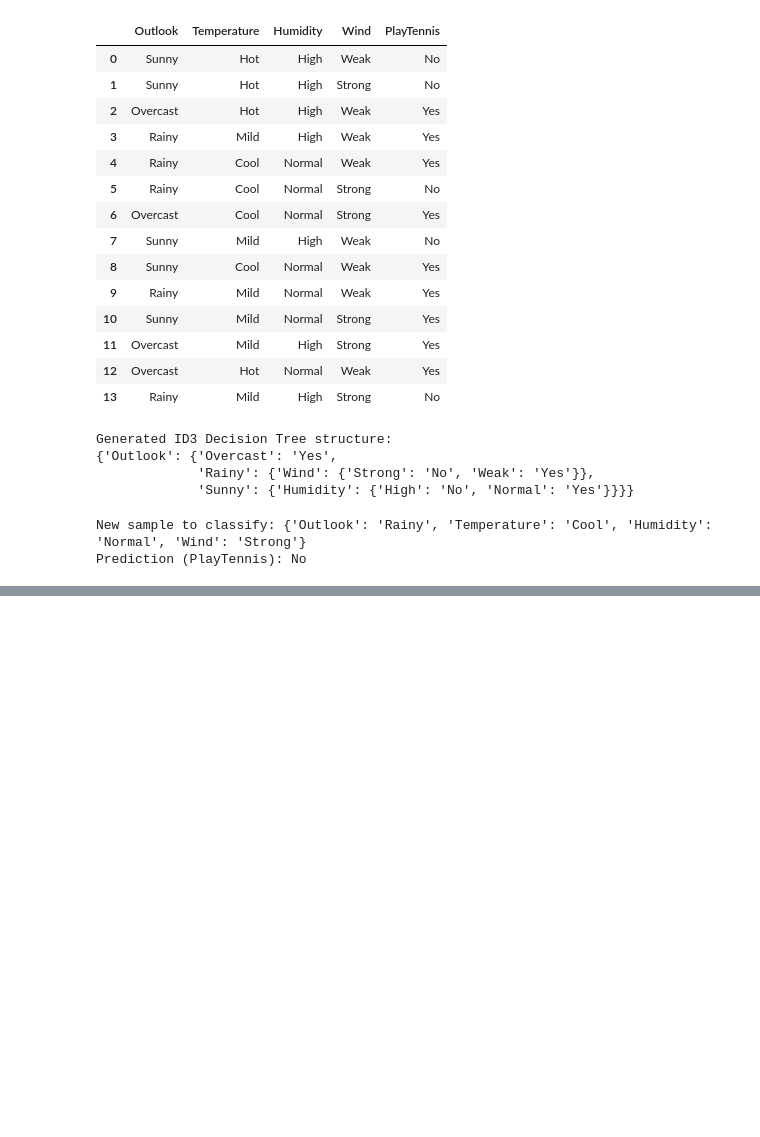
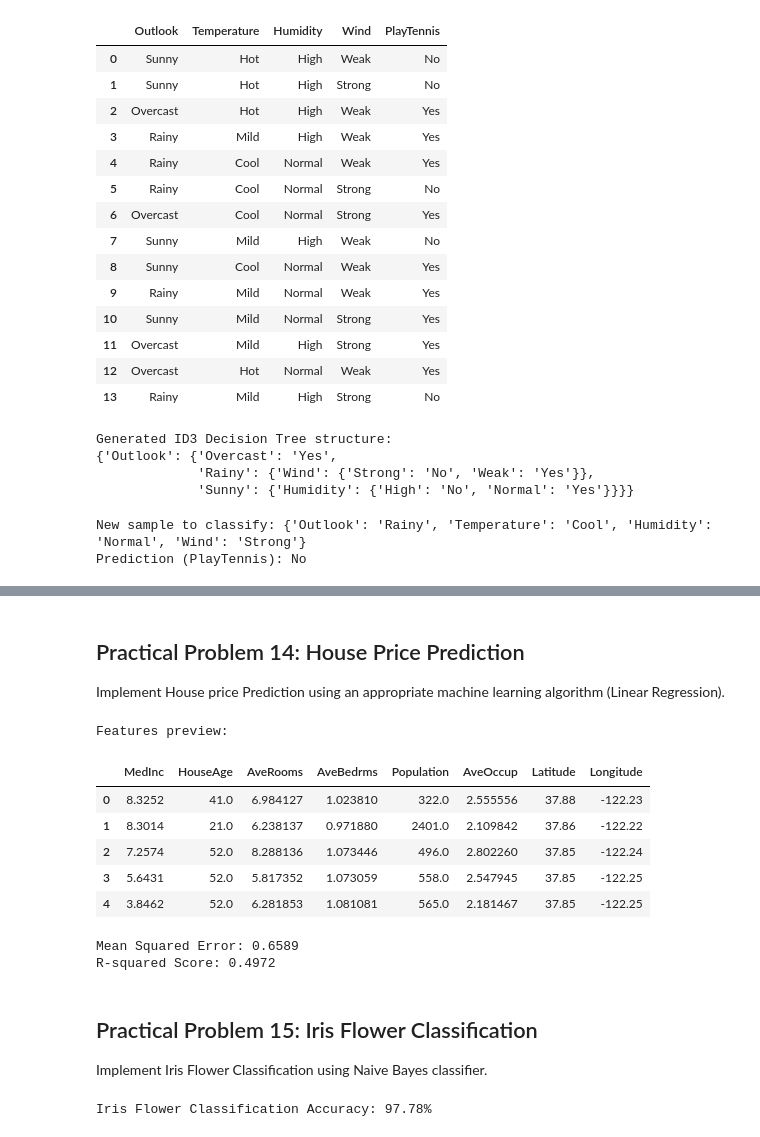
Before and after one commit to Sanhith30/ITA0605-ML, a Jupyter notebook: Practical_ProblemsML.ipynb, the cells around one changed output, grey strips where cells are left out. Cells and saved outputs as stored; diff of their text form; code cells hidden in the pictures; blank space fills up the shorter version.

```diff
--- a/Practical_ProblemsML.ipynb
+++ b/Practical_ProblemsML.ipynb
@@ -260,0 +405,66 @@ Prediction (PlayTennis): No
+# %% [markdown]
+## Practical Problem 14: House Price Prediction
+
+Implement House price Prediction using an appropriate machine learning algorithm (Linear Regression).
+# %%
+from sklearn.datasets import fetch_california_housing
+from sklearn.linear_model import LinearRegression
+from sklearn.metrics import mean_squared_error, r2_score
+
+# Load dataset
+housing = fetch_california_housing(as_frame=True)
+print("Features preview:")
+display(housing.data.head())
+
+X_h = housing.data[['MedInc', 'HouseAge', 'AveRooms']]
+y_h = housing.target
+
+X_train_h, X_test_h, y_train_h, y_test_h = train_test_split(X_h, y_h, test_size=0.2, random_state=42)
+
+# Initialize and train model
+lr_model = LinearRegression()
+lr_model.fit(X_train_h, y_train_h)
+
+# Predict
+y_pred_h = lr_model.predict(X_test_h)
+
+# Metrics
+mse = mean_squared_error(y_test_h, y_pred_h)
+r2 = r2_score(y_test_h, y_pred_h)
+
+print(f"\nMean Squared Error: {mse:.4f}")
+print(f"R-squared Score: {r2:.4f}")
+# %% [output]
+Features preview:
+|  | MedInc | HouseAge | AveRooms | AveBedrms | Population | AveOccup | Latitude | Longitude |
+| 0 | 8.3252 | 41.0 | 6.984127 | 1.023810 | 322.0 | 2.555556 | 37.88 | -122.23 |
+| 1 | 8.3014 | 21.0 | 6.238137 | 0.971880 | 2401.0 | 2.109842 | 37.86 | -122.22 |
+| 2 | 7.2574 | 52.0 | 8.288136 | 1.073446 | 496.0 | 2.802260 | 37.85 | -122.24 |
+| 3 | 5.6431 | 52.0 | 5.817352 | 1.073059 | 558.0 | 2.547945 | 37.85 | -122.25 |
+| 4 | 3.8462 | 52.0 | 6.281853 | 1.081081 | 565.0 | 2.181467 | 37.85 | -122.25 |
+Mean Squared Error: 0.6589
+R-squared Score: 0.4972
+# %% [markdown]
+## Practical Problem 15: Iris Flower Classification
+
+Implement Iris Flower Classification using Naive Bayes classifier.
+# %%
+from sklearn.datasets import load_iris
+
+# Load dataset
+iris = load_iris()
+X_iris = iris.data
+y_iris = iris.target
+
+X_train_i, X_test_i, y_train_i, y_test_i = train_test_split(X_iris, y_iris, test_size=0.3, random_state=42)
+
+# Train Naive Bayes
+iris_nb = GaussianNB()
+iris_nb.fit(X_train_i, y_train_i)
+
+# Evaluate
+y_pred_i = iris_nb.predict(X_test_i)
+iris_acc = accuracy_score(y_test_i, y_pred_i)
+print(f"Iris Flower Classification Accuracy: {iris_acc * 100:.2f}%")
+# %% [output]
+Iris Flower Classification Accuracy: 97.78%
```
Also changed, not shown: parts of 10 cells of this notebook.
